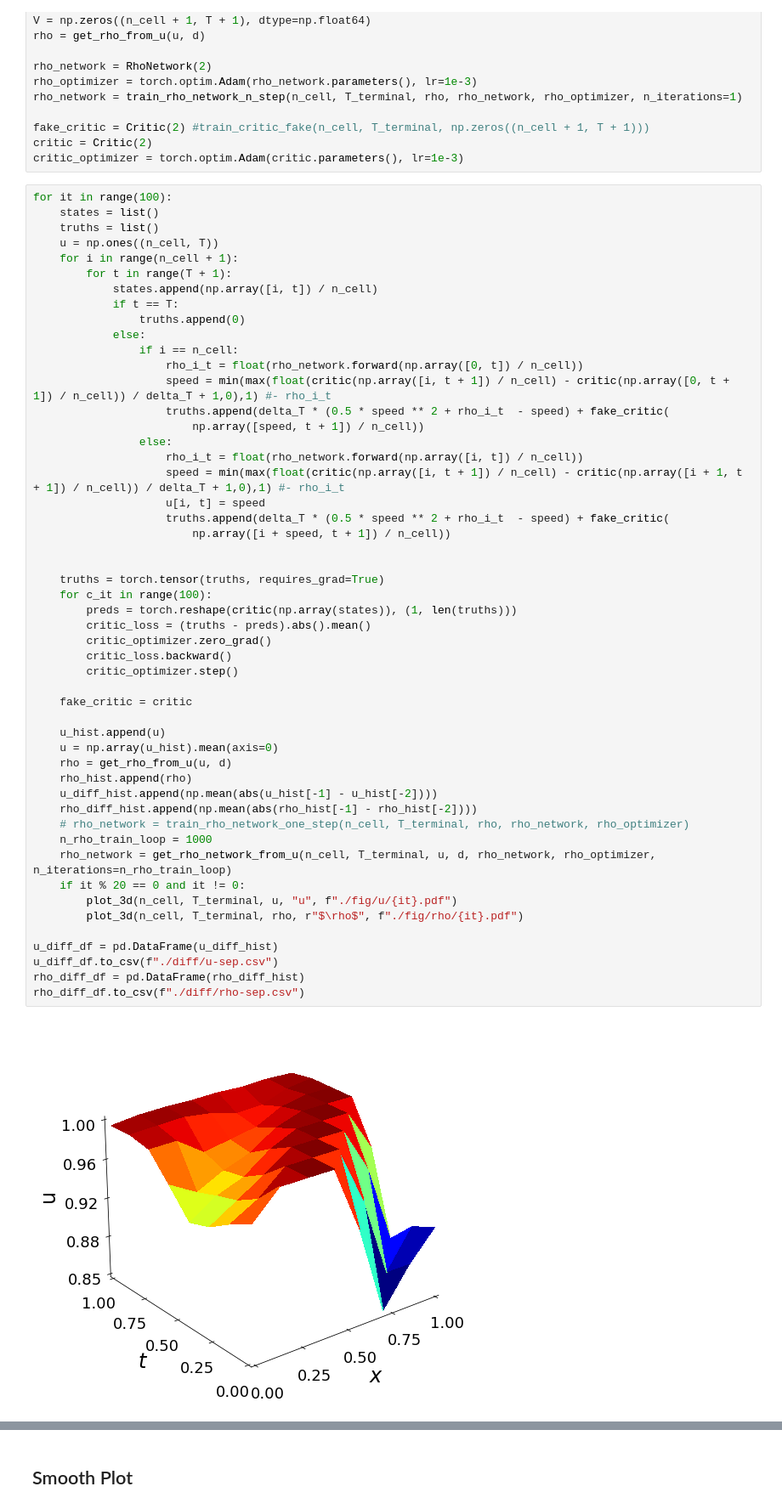
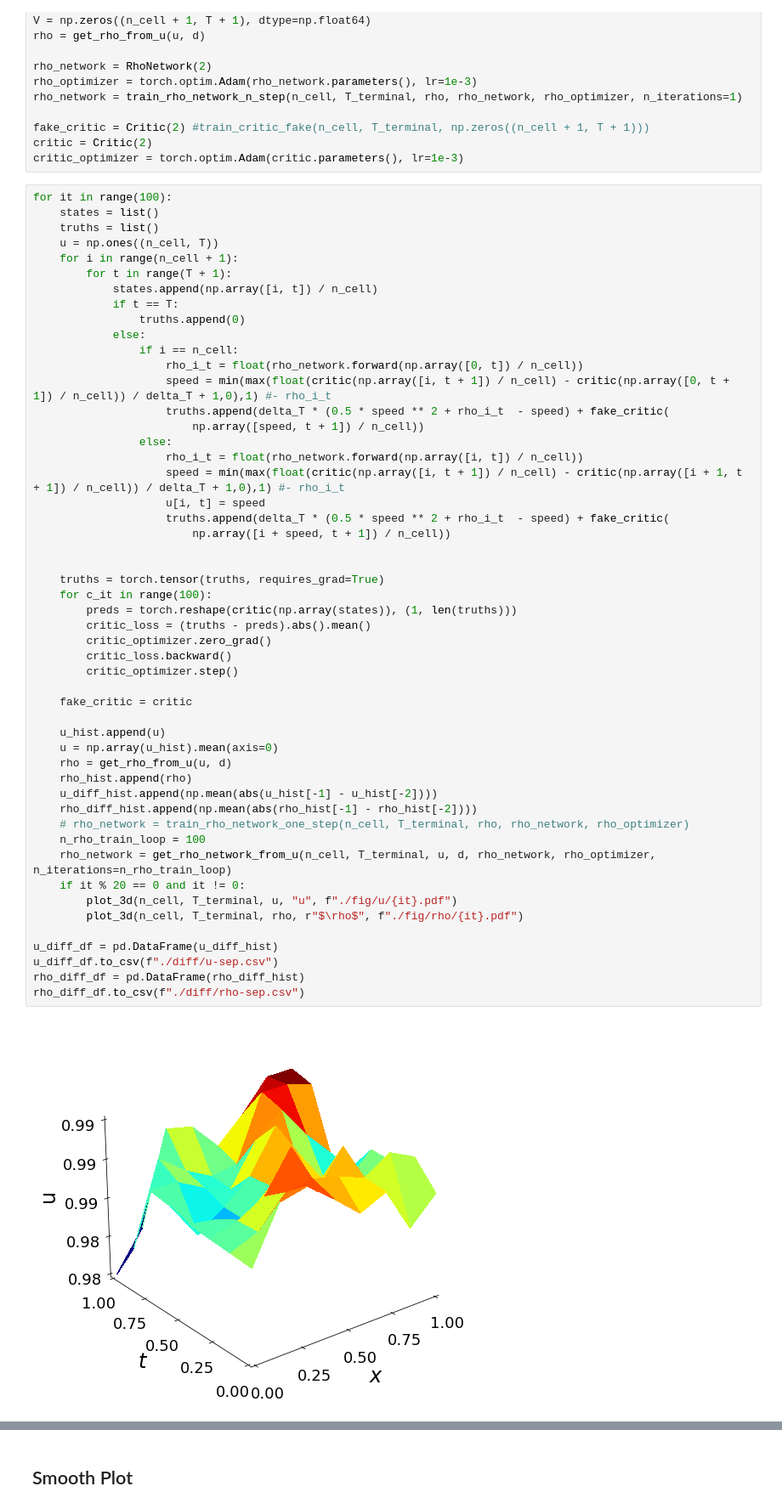
Before and after one commit to LovelyBuggies/MFG-RL-PIDL, a Jupyter notebook: sep_notebook.ipynb, the cells around one changed output, grey strips where cells are left out. Shown at 85% size. Cells and saved outputs as stored; diff of their text form.

```diff
--- a/sep_notebook.ipynb
+++ b/sep_notebook.ipynb
@@ -59,32 +59,32 @@ for it in range(100):
                         np.array([i + speed, t + 1]) / n_cell))
 
 
     truths = torch.tensor(truths, requires_grad=True)
     for c_it in range(100):
         preds = torch.reshape(critic(np.array(states)), (1, len(truths)))
         critic_loss = (truths - preds).abs().mean()
         critic_optimizer.zero_grad()
         critic_loss.backward()
         critic_optimizer.step()
 
     fake_critic = critic
 
     u_hist.append(u)
     u = np.array(u_hist).mean(axis=0)
     rho = get_rho_from_u(u, d)
     rho_hist.append(rho)
     u_diff_hist.append(np.mean(abs(u_hist[-1] - u_hist[-2])))
     rho_diff_hist.append(np.mean(abs(rho_hist[-1] - rho_hist[-2])))
     # rho_network = train_rho_network_one_step(n_cell, T_terminal, rho, rho_network, rho_optimizer)
-    n_rho_train_loop = 1000
+    n_rho_train_loop = 100
     rho_network = get_rho_network_from_u(n_cell, T_terminal, u, d, rho_network, rho_optimizer, n_iterations=n_rho_train_loop)
     if it % 20 == 0 and it != 0:
         plot_3d(n_cell, T_terminal, u, "u", f"./fig/u/{it}.pdf")
         plot_3d(n_cell, T_terminal, rho, r"$\rho$", f"./fig/rho/{it}.pdf")
 
 u_diff_df = pd.DataFrame(u_diff_hist)
 u_diff_df.to_csv(f"./diff/u-sep.csv")
 rho_diff_df = pd.DataFrame(rho_diff_hist)
 rho_diff_df.to_csv(f"./diff/rho-sep.csv")
 # %% [output]
-[figure, old version]
+[figure, new version]
```
Also changed, not shown: parts of 4 cells of this notebook, 5 other files.
